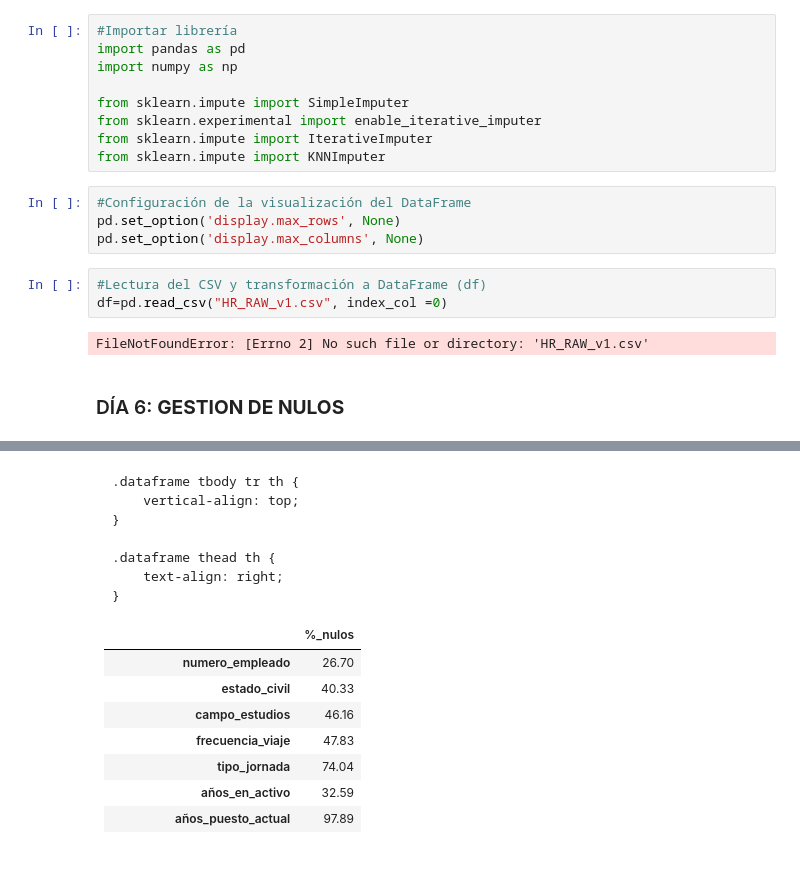
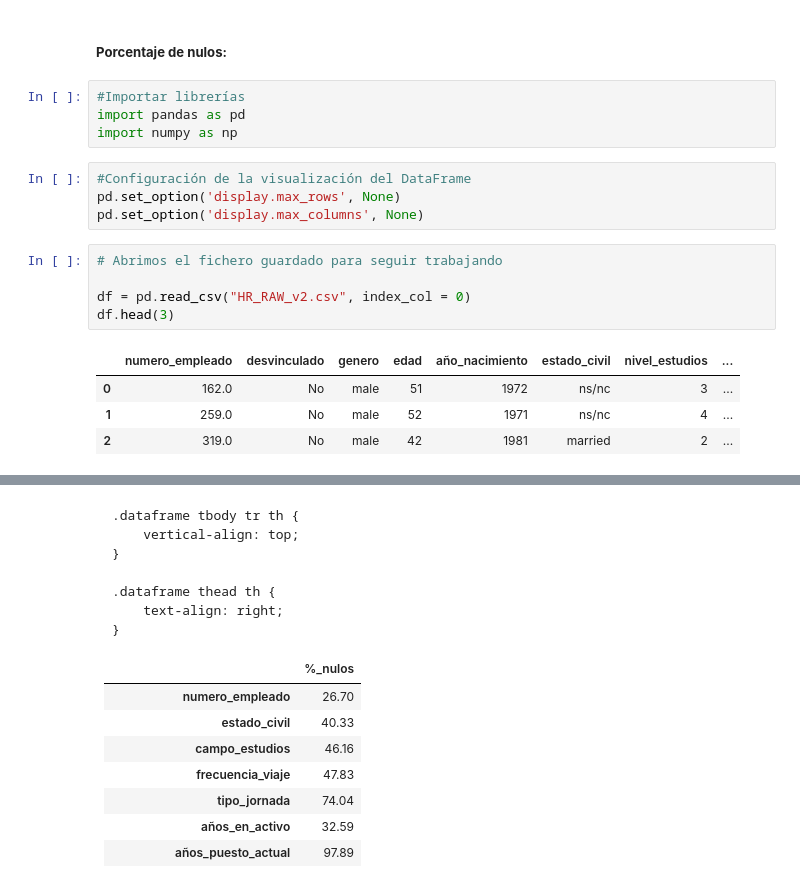
Before and after one commit to SilviaFarled/Modulo-3-Proyecto-Grupo4-Datahoot, a Jupyter notebook: PARTE-3_project-da-promo-52-modulo-3-team-4-NULOS.ipynb, the cells around one changed output, grey strips where cells are left out. Saved outputs shown, nothing was run; the diff lists cells and outputs as text.

```diff
--- a/PARTE-3_project-da-promo-52-modulo-3-team-4-NULOS.ipynb
+++ b/PARTE-3_project-da-promo-52-modulo-3-team-4-NULOS.ipynb
@@ -23,23 +5,23 @@
+# %% [markdown]
+##### **Porcentaje de nulos:**
 # %%
-#Importar librería
+#Importar librerías
 import pandas as pd
 import numpy as np
-
-from sklearn.impute import SimpleImputer
-from sklearn.experimental import enable_iterative_imputer
-from sklearn.impute import IterativeImputer
-from sklearn.impute import KNNImputer
 # %%
 #Configuración de la visualización del DataFrame
 pd.set_option('display.max_rows', None)
 pd.set_option('display.max_columns', None)
-# %%
-#Lectura del CSV y transformación a DataFrame (df)
-df=pd.read_csv("HR_RAW_v1.csv", index_col =0)
-# %% [output]
-FileNotFoundError: [Errno 2] No such file or directory: 'HR_RAW_v1.csv'
-# %% [markdown]
-### DÍA 6: **GESTION DE NULOS**
+# %%
+# Abrimos el fichero guardado para seguir trabajando
+
+df = pd.read_csv("HR_RAW_v2.csv", index_col = 0)
+df.head(3)
+# %% [output]
+|  | numero_empleado | desvinculado | genero | edad | año_nacimiento | estado_civil | nivel_estudios | ... |
+| 0 | 162.0 | No | male | 51 | 1972 | ns/nc | 3 | ... |
+| 1 | 259.0 | No | male | 52 | 1971 | ns/nc | 4 | ... |
+| 2 | 319.0 | No | male | 42 | 1981 | married | 2 | ... |
 # %%
 #Sacamos el % de nulos:
 
```
Also changed, not shown: parts of 64 cells of this notebook, 6 other files.
